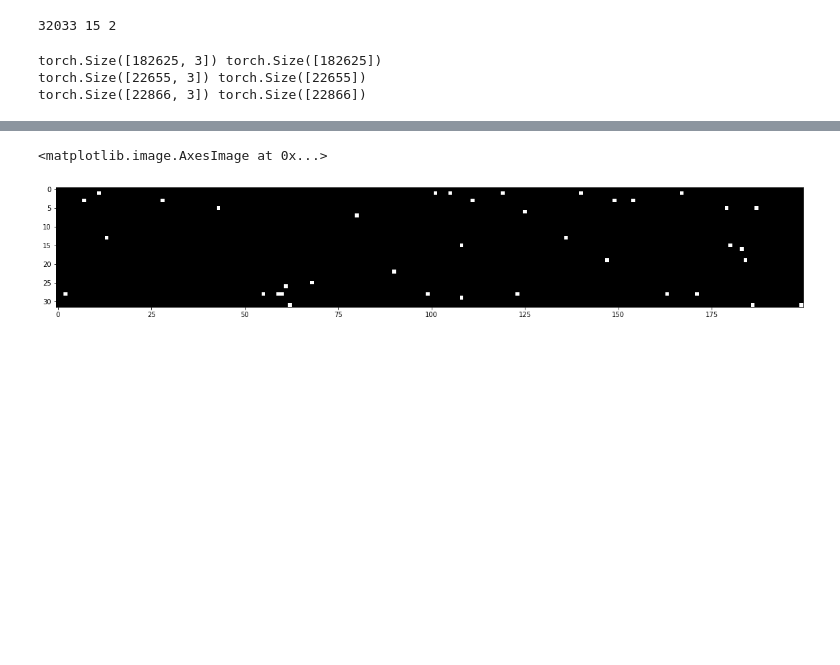
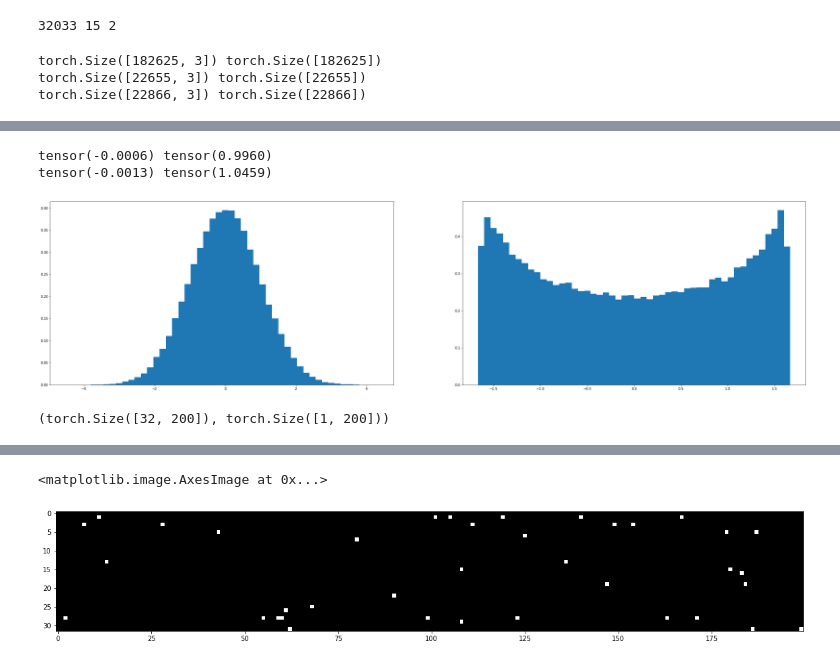
Before and after one commit to VrindavanSanap/makemore, a Jupyter notebook: batchnorm.ipynb, the cells around one changed output, grey strips where cells are left out. Drawn from its saved outputs; the diff is of its cells as text; code cells hidden in the pictures; blank space fills up the shorter version.

```diff
--- a/batchnorm.ipynb
+++ b/batchnorm.ipynb
@@ -54 +94,17 @@ torch.Size([22866, 3]) torch.Size([22866])
+# %%
+x=torch.randn(1000,100)
+y=torch.tanh(x)*(5/3)
+print(x.mean(), x.std())
+print(y.mean(), y.std())
+
+plt.figure(figsize=(40,10))
+plt.subplot(121)
+plt.hist(x.view(-1).tolist(), 50, density=True)
+plt.subplot(122)
+plt.hist(y.view(-1).tolist(), 50, density=True)
+pass
+# %% [output]
+tensor(-0.0006) tensor(0.9960)
+tensor(-0.0013) tensor(1.0459)
+[figure, added]
 # %%
@@ -65,3 +133,7 @@ for p in parameters:
 lri = []
 lossi = []
 stepi = []
+# %%
+hpreact.shape,bnmean.shape
+# %% [output]
+(torch.Size([32, 200]), torch.Size([1, 200]))
```
Also changed, not shown: parts of 12 cells of this notebook, 4 other files.
